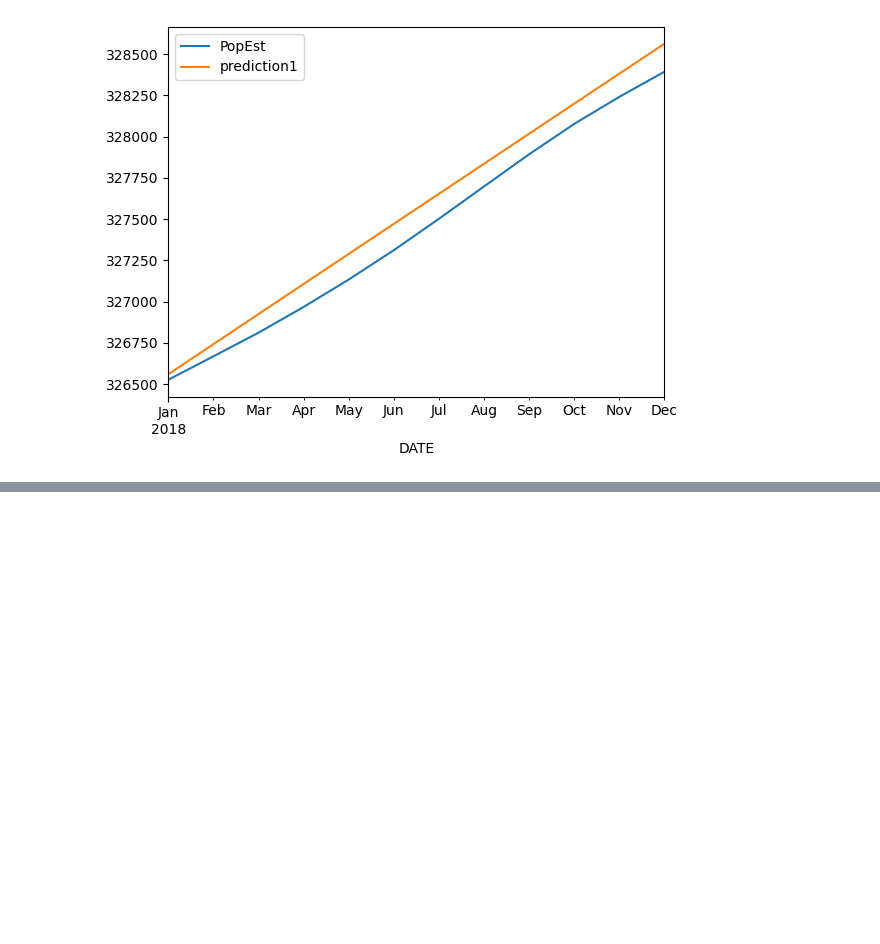
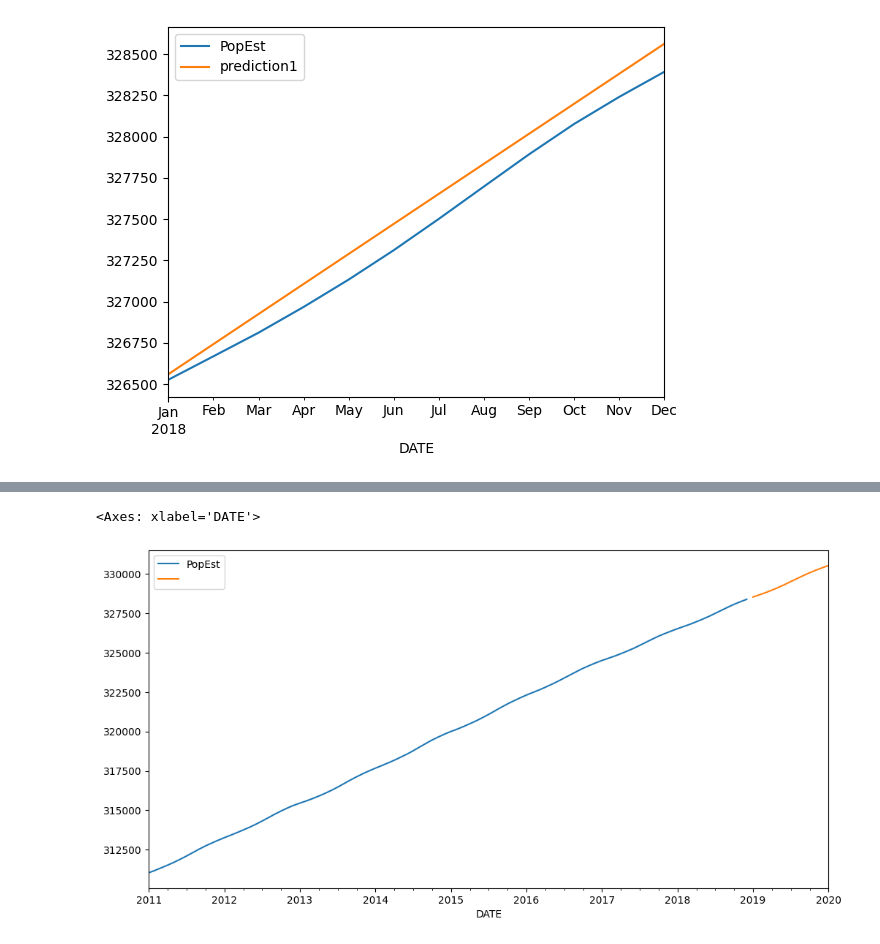
Before and after one commit to nmaiya/ColabTimeSeries, a Jupyter notebook: AutoRegresion.ipynb, the cells around one changed output, grey strips where cells are left out. Cells and saved outputs as stored; diff of their text form; code cells hidden in the pictures; blank space fills up the shorter version.

```diff
--- a/AutoRegresion.ipynb
+++ b/AutoRegresion.ipynb
@@ -102,0 +194,5 @@ prediction1.plot(legend=True)
+# %%
+model=AutoReg(df['PopEst'],lags=8)
+model_fit=model.fit()
+forcats_values=model_fit.predict(start=len(df),end=len(df)+12)
+forcats_values.rename('forecast')
@@ -102,0 +214,6 @@ prediction1.plot(legend=True)
+# %%
+df['PopEst'].plot(legend=True,figsize=(12,6))
+forcats_values.plot(legend=True)
+# %% [output]
+<Axes: xlabel='DATE'>
+[figure, added]
```
Also changed, not shown: parts of 10 cells of this notebook.
